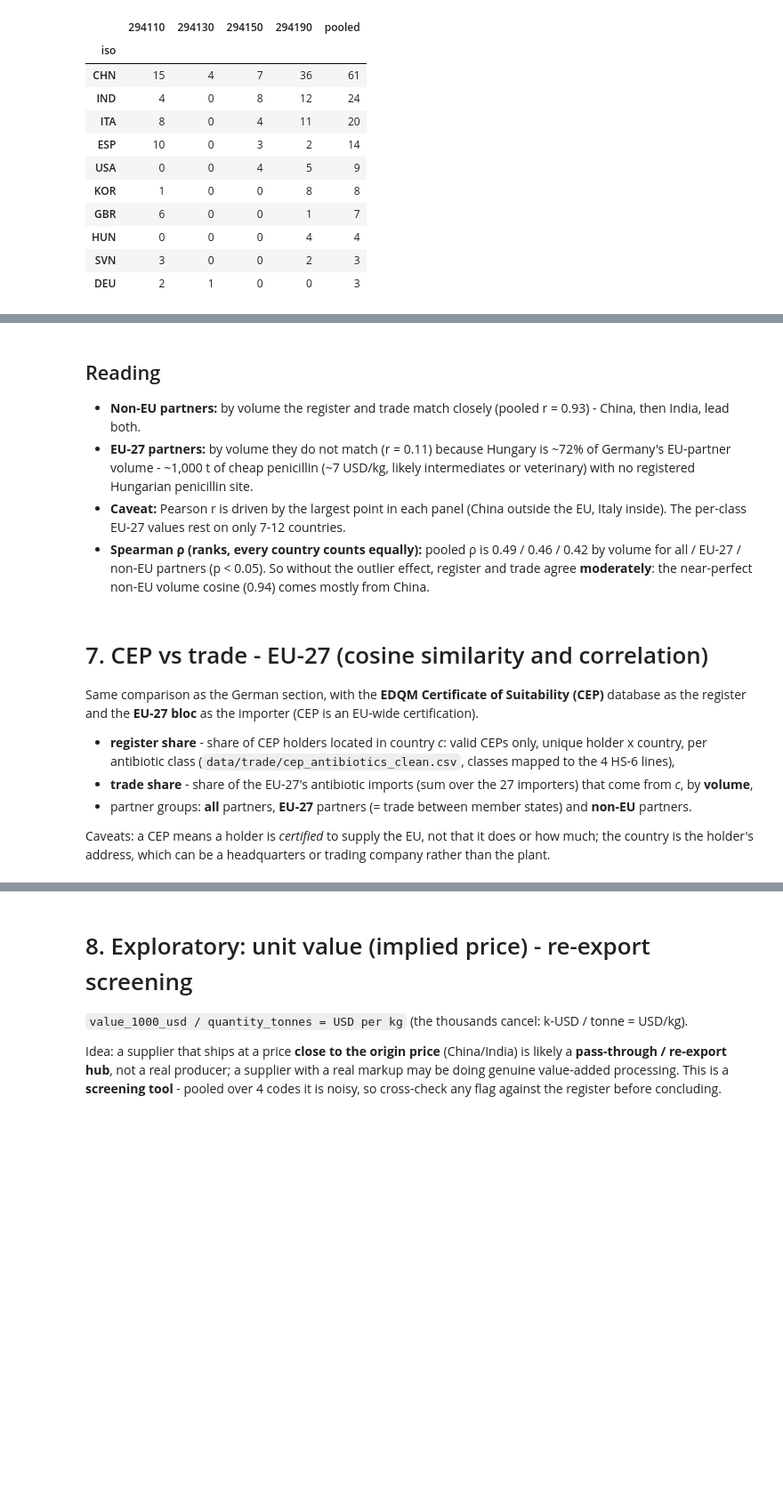
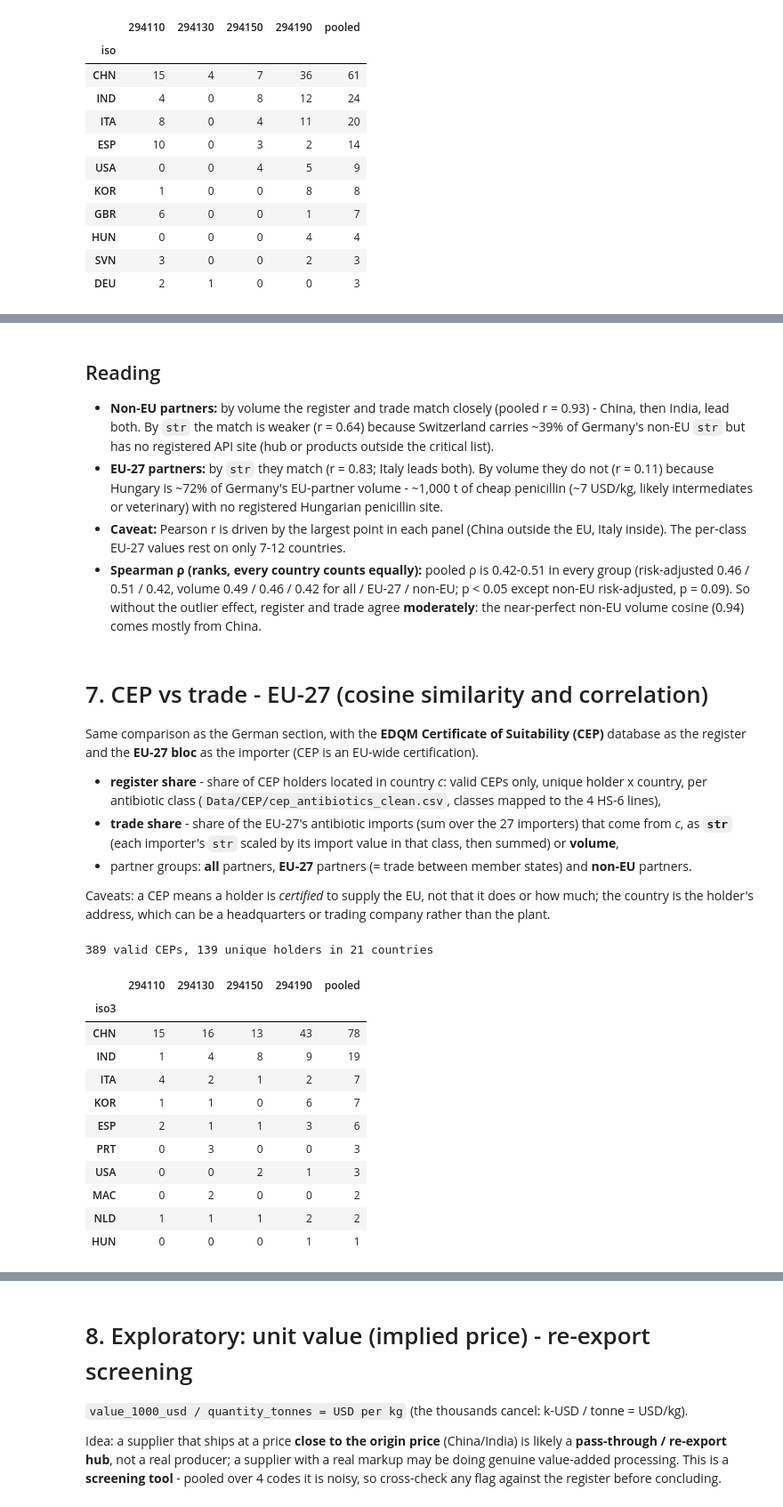
Before and after one commit to elmadervic/MedicationSupply, a Jupyter notebook: scripts/trade/baci_systemic_risk.ipynb, the cells around one changed output, grey strips where cells are left out. Shown at 89% size. Cells and saved outputs as stored; diff of their text form; code cells hidden in the pictures; blank space fills up the shorter version.

```diff
--- a/scripts/trade/baci_systemic_risk.ipynb
+++ b/scripts/trade/baci_systemic_risk.ipynb
@@ -1016,14 +1092,16 @@ for w in WEIGHTS:
 ## Reading
 
 - **Non-EU partners:** by volume the register and trade match closely (pooled r = 0.93) - China, then
-  India, lead both.
-- **EU-27 partners:** by volume they do not match (r = 0.11)
+  India, lead both. By `str` the match is weaker (r = 0.64) because Switzerland carries ~39% of Germany's
+  non-EU `str` but has no registered API site (hub or products outside the critical list).
+- **EU-27 partners:** by `str` they match (r = 0.83; Italy leads both). By volume they do not (r = 0.11)
   because Hungary is ~72% of Germany's EU-partner volume - ~1,000 t of cheap penicillin (~7 USD/kg,
   likely intermediates or veterinary) with no registered Hungarian penicillin site.
 - **Caveat:** Pearson r is driven by the largest point in each panel (China outside the EU, Italy inside).
   The per-class EU-27 values rest on only 7-12 countries.
-- **Spearman ρ (ranks, every country counts equally):** pooled ρ is 0.49 / 0.46 / 0.42 by volume
-  for all / EU-27 / non-EU partners (p < 0.05). So without the outlier effect, register and trade agree **moderately**:
+- **Spearman ρ (ranks, every country counts equally):** pooled ρ is 0.42-0.51 in every group
+  (risk-adjusted 0.46 / 0.51 / 0.42, volume 0.49 / 0.46 / 0.42 for all / EU-27 / non-EU; p < 0.05 except
+  non-EU risk-adjusted, p = 0.09). So without the outlier effect, register and trade agree **moderately**:
   the near-perfect non-EU volume cosine (0.94) comes mostly from China.
 # %% [markdown]
 # 7. CEP vs trade - EU-27 (cosine similarity and correlation)
@@ -1032,8 +1110,9 @@ Same comparison as the German section, with the **EDQM Certificate of Suitabilit
 the register and the **EU-27 bloc** as the importer (CEP is an EU-wide certification).
 
 - **register share** - share of CEP holders located in country *c*: valid CEPs only, unique holder x
-  country, per antibiotic class (`data/trade/cep_antibiotics_clean.csv`, classes mapped to the 4 HS-6 lines),
-- **trade share** - share of the EU-27's antibiotic imports (sum over the 27 importers) that come from *c*, by **volume**,
+  country, per antibiotic class (`Data/CEP/cep_antibiotics_clean.csv`, classes mapped to the 4 HS-6 lines),
+- **trade share** - share of the EU-27's antibiotic imports (sum over the 27 importers) that come from *c*,
+  as **`str`** (each importer's `str` scaled by its import value in that class, then summed) or **volume**,
 - partner groups: **all** partners, **EU-27** partners (= trade between member states) and **non-EU** partners.
 
 Caveats: a CEP means a holder is *certified* to supply the EU, not that it does or how much; the country
@@ -1041,18 +1120,34 @@ is the holder's address, which can be a headquarters or trading company rather t
 # %%
 # --- CEP register vector and EU-27 trade vectors ---
 cep = pd.read_csv(DATA / 'cep_antibiotics_clean.csv', dtype={'hs': str})
 cep = cep[cep.is_valid & cep.iso3.notna() & cep.hs.isin(HS4)]
 cep_sites = {hs: g.drop_duplicates(['holder', 'iso3']).iso3.value_counts() for hs, g in cep.groupby('hs')}
 cep_sites['pooled'] = cep.drop_duplicates(['holder', 'iso3']).iso3.value_counts()
 print(f"{len(cep)} valid CEPs, {int(cep_sites['pooled'].sum())} unique holders in {len(cep_sites['pooled'])} countries")
 
-# EU-27 imports: t_eu (raw BACI), built in Setup
+# EU-27 imports: t_eu (raw BACI) and st_eu (str scaled by each importer's import value), both built in Setup
 
 def trade_vec_eu(hs, weight):
     classes = HS4 if hs == 'pooled' else [hs]
+    if weight == 'str':
+        return st_eu[st_eu.hs_code.isin(classes)].groupby('exporter').str_flow.sum()
     return t_eu[t_eu.hs.isin(classes)].groupby('exporter_iso3').quantity_tonnes.sum()
 
 pd.DataFrame(cep_sites).fillna(0).astype(int).sort_values('pooled', ascending=False).head(10)
+# %% [output]
+389 valid CEPs, 139 unique holders in 21 countries
+|  | 294110 | 294130 | 294150 | 294190 | pooled |
+| iso3 |  |  |  |  |  |
+| CHN | 15 | 16 | 13 | 43 | 78 |
+| IND | 1 | 4 | 8 | 9 | 19 |
+| ITA | 4 | 2 | 1 | 2 | 7 |
+| KOR | 1 | 1 | 0 | 6 | 7 |
+| ESP | 2 | 1 | 1 | 3 | 6 |
+| PRT | 0 | 3 | 0 | 0 | 3 |
+| USA | 0 | 0 | 2 | 1 | 3 |
+| MAC | 0 | 2 | 0 | 0 | 2 |
+| NLD | 1 | 1 | 1 | 2 | 2 |
+| HUN | 0 | 0 | 0 | 1 | 1 |
 # %%
 # --- cosine similarity, Pearson r and Spearman rho, CEP vs EU-27 imports ---
 def compare_vecs(reg, trd, group):
```
Also changed, not shown: parts of 20 cells of this notebook, 8 other files.
